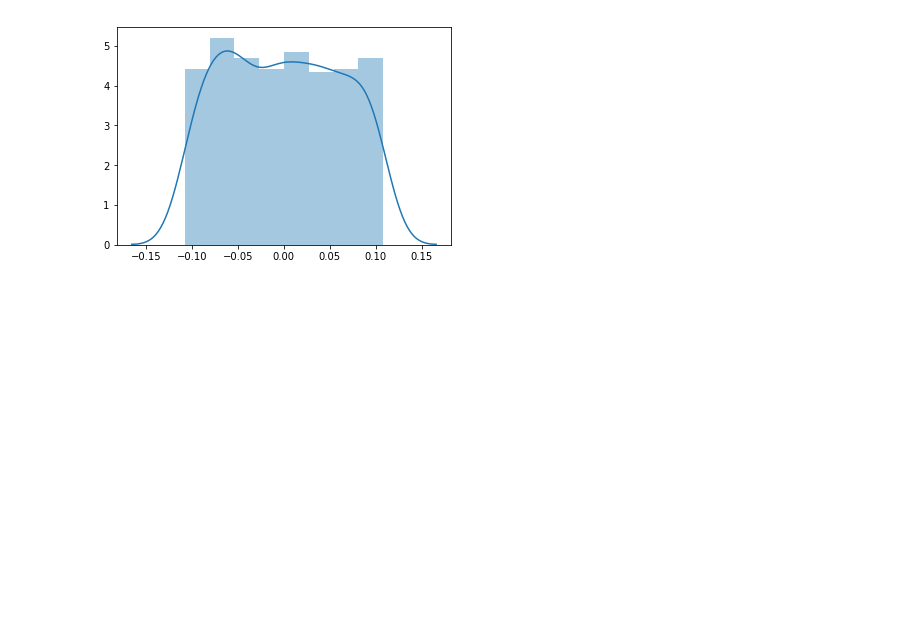
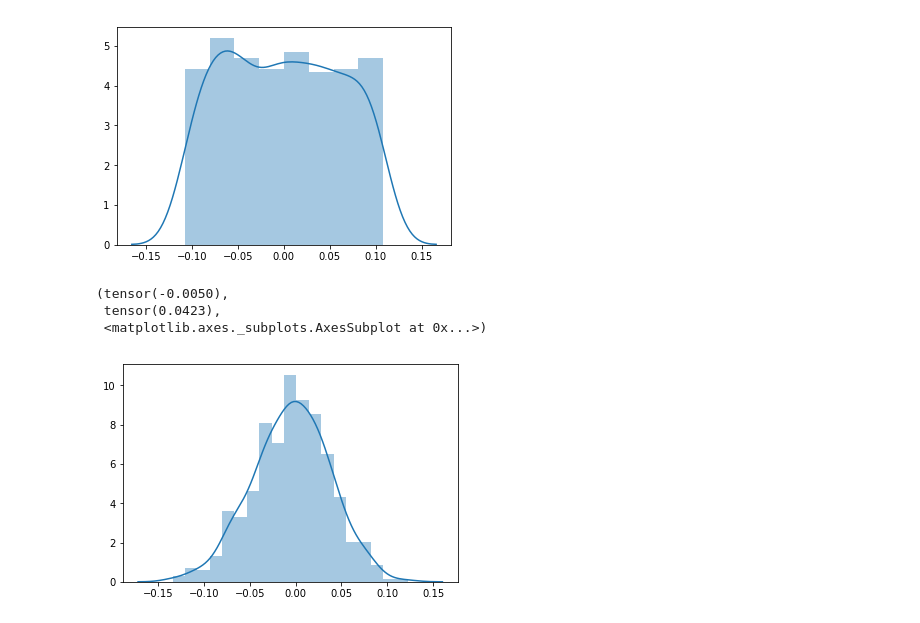
Before and after one commit to dmbernaal/Daedalus, a Jupyter notebook: R2a_Weight_Init_Distributions.ipynb, the cells around one changed output. Cells and saved outputs as stored; diff of their text form; code cells hidden in the pictures; blank space fills up the shorter version.

```diff
--- a/R2a_Weight_Init_Distributions.ipynb
+++ b/R2a_Weight_Init_Distributions.ipynb
@@ -34,7 +34,12 @@ class Weight_Init():
         return torch.Tensor(self.fan_in, self.fan_out).uniform_(-1,1) * math.sqrt(6./(self.fan_in + self.fan_out))
 
     def kaiming2(self):
+        """Works well with SeLU: Preference"""
         return torch.randn(self.fan_in, self.fan_out) * math.sqrt(1./self.fan_in)
+
+    def seluinit(self):
+        """Works well with SeLU"""
+        return torch.randn(self.fan_in, self.fan_out) / math.sqrt(self.fan_in)
 # %%
 def stats(x):
     xs = x[0]
@@ -77,3 +82,10 @@ stats(weights.pytorch())
  tensor(0.0632),
  <matplotlib.axes._subplots.AxesSubplot at 0x...>)
 [figure]
+# %%
+stats(weights.seluinit())
+# %% [output]
+(tensor(-0.0050),
+ tensor(0.0423),
+ <matplotlib.axes._subplots.AxesSubplot at 0x...>)
+[figure, added]
```
Also changed, not shown: parts of 6 cells of this notebook, 14 other files.
